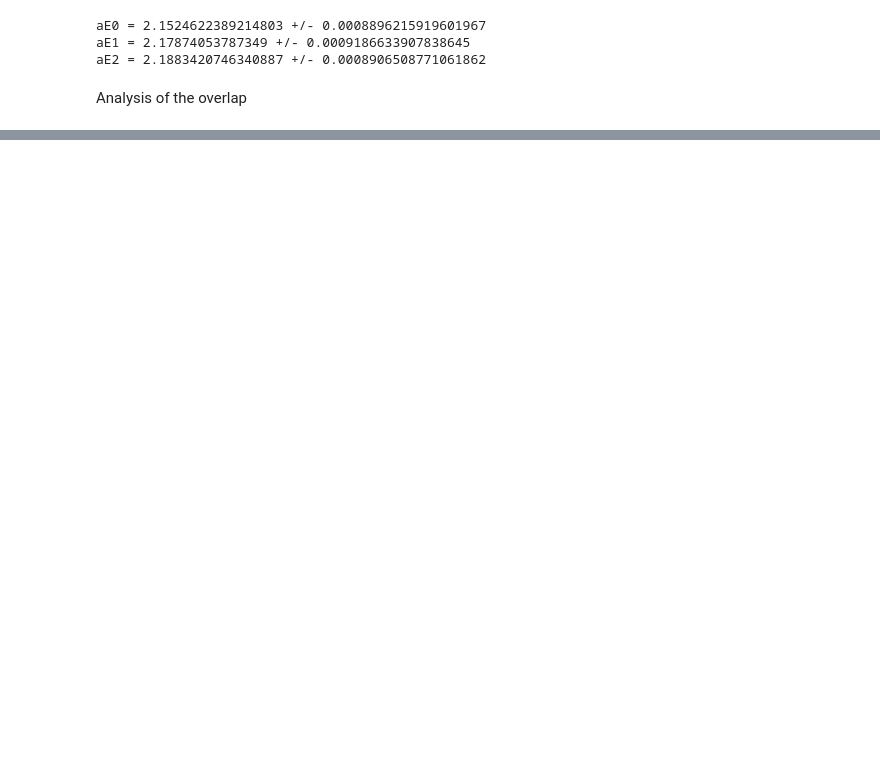
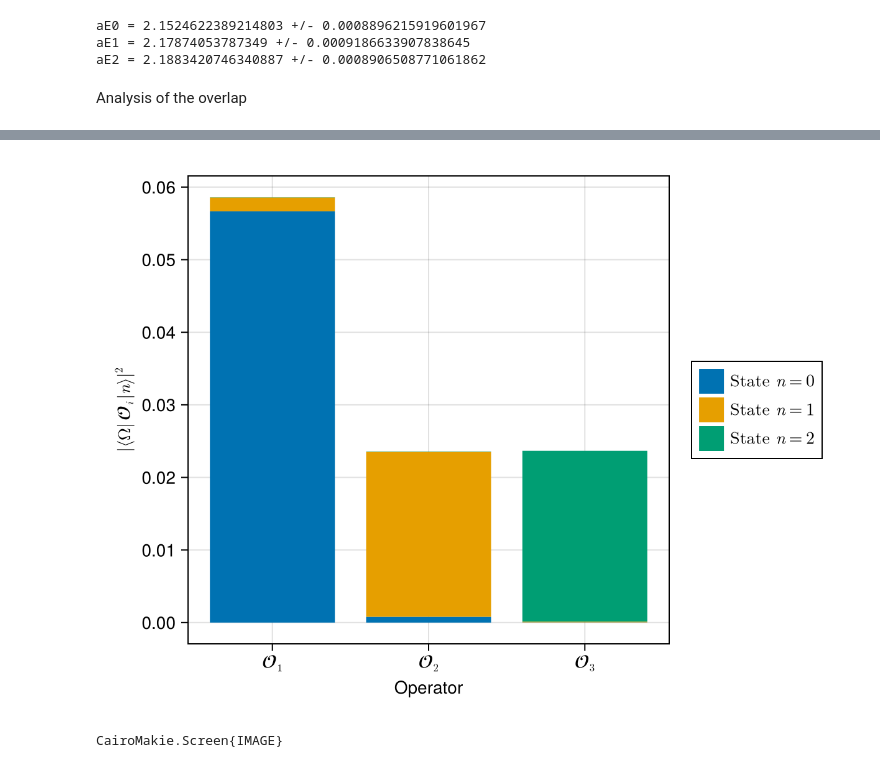
Before and after one commit to ResStump/CorrelatorAnalysis.jl, a Jupyter notebook: examples/GEVP_analysis.ipynb, the cells around one changed output, grey strips where cells are left out. Saved outputs shown, nothing was run; the diff lists cells and outputs as text; code cells hidden in the pictures; blank space fills up the shorter version.

```diff
--- a/examples/GEVP_analysis.ipynb
+++ b/examples/GEVP_analysis.ipynb
@@ -91,0 +75,15 @@ StatsPlots.groupedbar!(Z_in[:, reverse(i_n_range)], bar_position=:stack,
+# %%
+# Specify the time range over which the overlaps are averaged
+time_range = [15, 24]
+
+# Compute overlaps of operators with eigenstates of the Hamiltonian
+aE_arr = [aE0, aE1, aE2]
+Z_in = Stats.mean(CA.overlaps_Z.([Cₜ], [aE_arr], time_range))
+
+# Plot overlaps as histograms
+f = CM.Figure()
+CA.plot_overlaps!(f, Z_in, n_range=1:3)
+display(f)
+# %% [output]
+[figure, added]
+CairoMakie.Screen{IMAGE}
```
Also changed, not shown: parts of 4 cells of this notebook, 6 other files.
